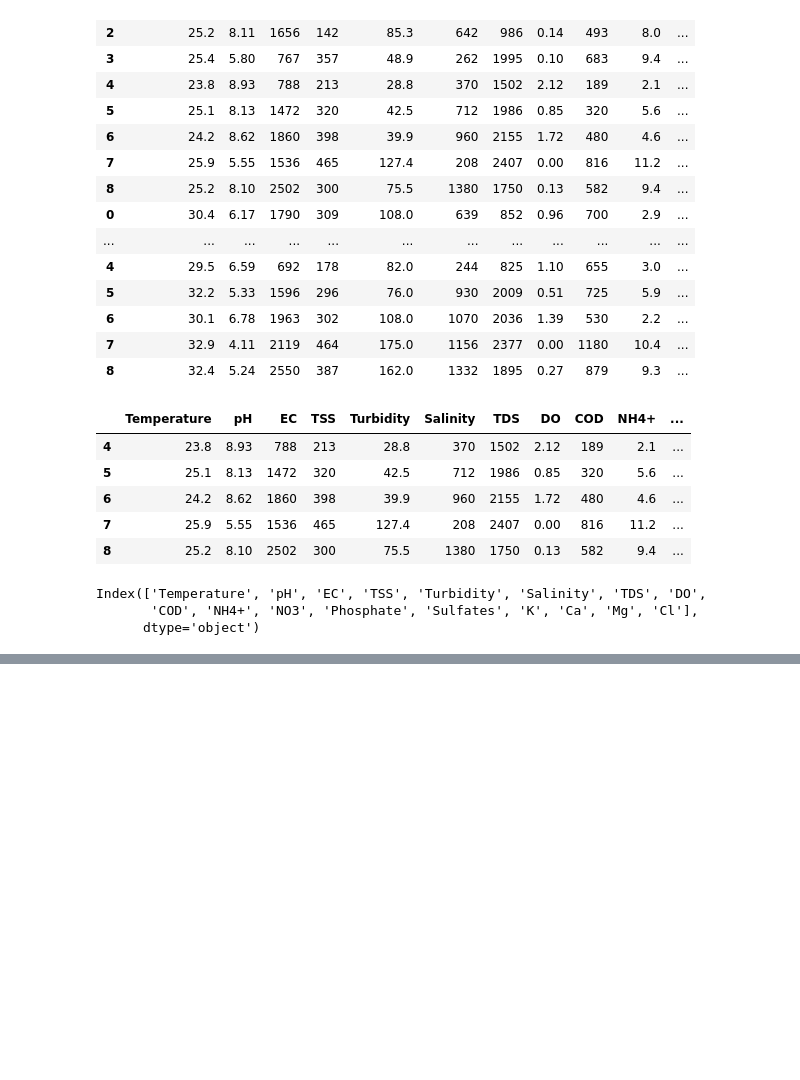
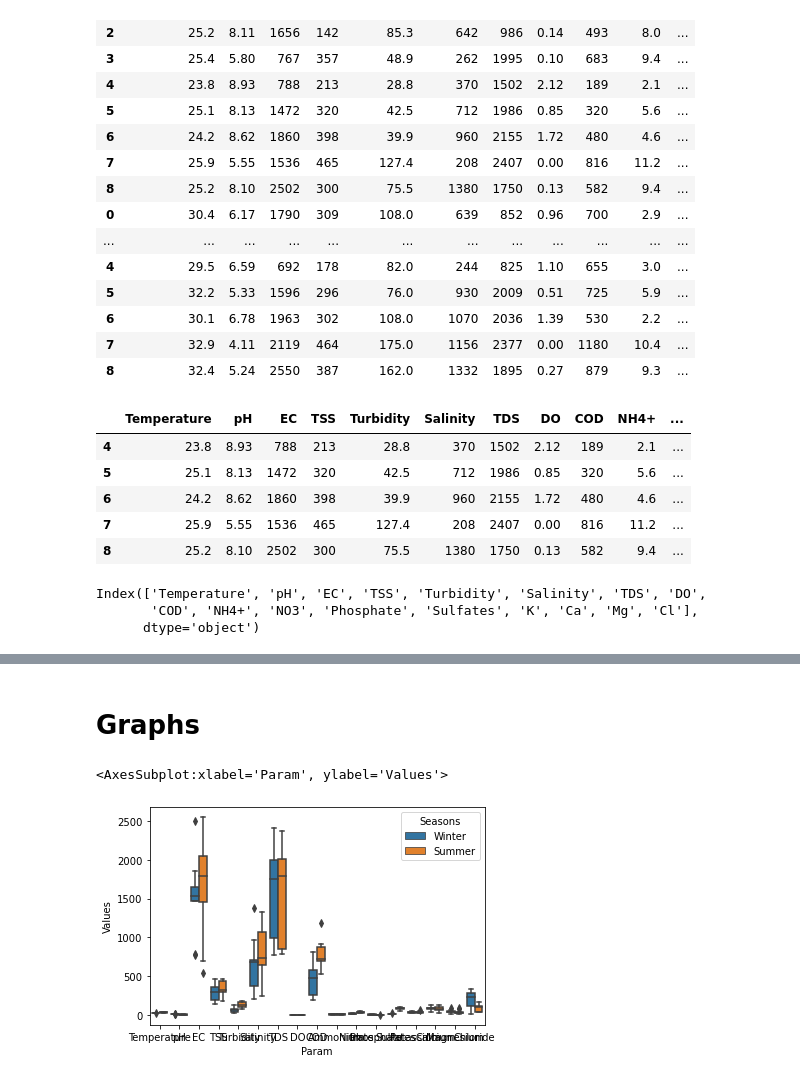
Before and after one commit to rakibhhridoy/OnGoingStudy, a Jupyter notebook: Buriganga/TempClGraph.ipynb, the cells around one changed output, grey strips where cells are left out. Saved outputs shown, nothing was run; the diff lists cells and outputs as text; code cells hidden in the pictures; blank space fills up the shorter version.

Commit message:
Temp to Cl boxplot ++

```diff
--- a/Buriganga/TempClGraph.ipynb
+++ b/Buriganga/TempClGraph.ipynb
@@ -117,0 +199,2 @@ df.to_csv("data/Temp_Cl_Both_Season.csv")
+# %%
+data["Values"] = l
@@ -117,0 +269,2 @@ df.to_csv("data/Temp_Cl_Both_Season.csv")
+# %%
+data["Param"] = param
@@ -117,0 +287,8 @@ df.to_csv("data/Temp_Cl_Both_Season.csv")
+# %%
+seasons = []
+
+for i in range(17):
+    for i in range(9):
+        seasons.append("Winter")
+    for i in range(9):
+        seasons.append("Summer")
@@ -117,0 +299,2 @@ df.to_csv("data/Temp_Cl_Both_Season.csv")
+# %%
+data["Seasons"] = seasons
@@ -117,0 +368,2 @@ df.to_csv("data/Temp_Cl_Both_Season.csv")
+# %% [markdown]
+# Graphs
@@ -117,0 +372,5 @@ df.to_csv("data/Temp_Cl_Both_Season.csv")
+# %%
+sns.boxplot(x = "Param", y = "Values", hue = "Seasons", data = data)
+# %% [output]
+<AxesSubplot:xlabel='Param', ylabel='Values'>
+[figure, added]
```
Also changed, not shown: parts of 30 cells of this notebook, 2 other files.
